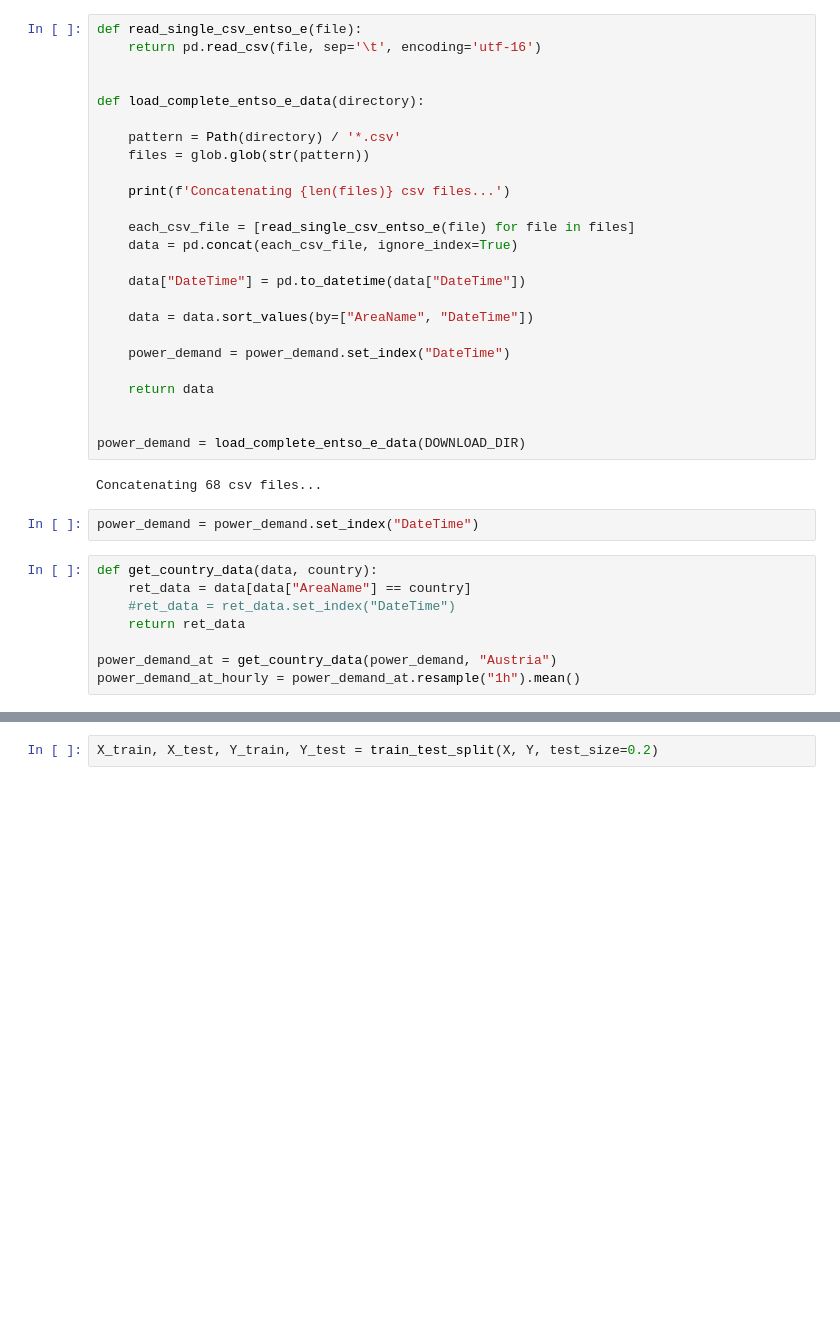
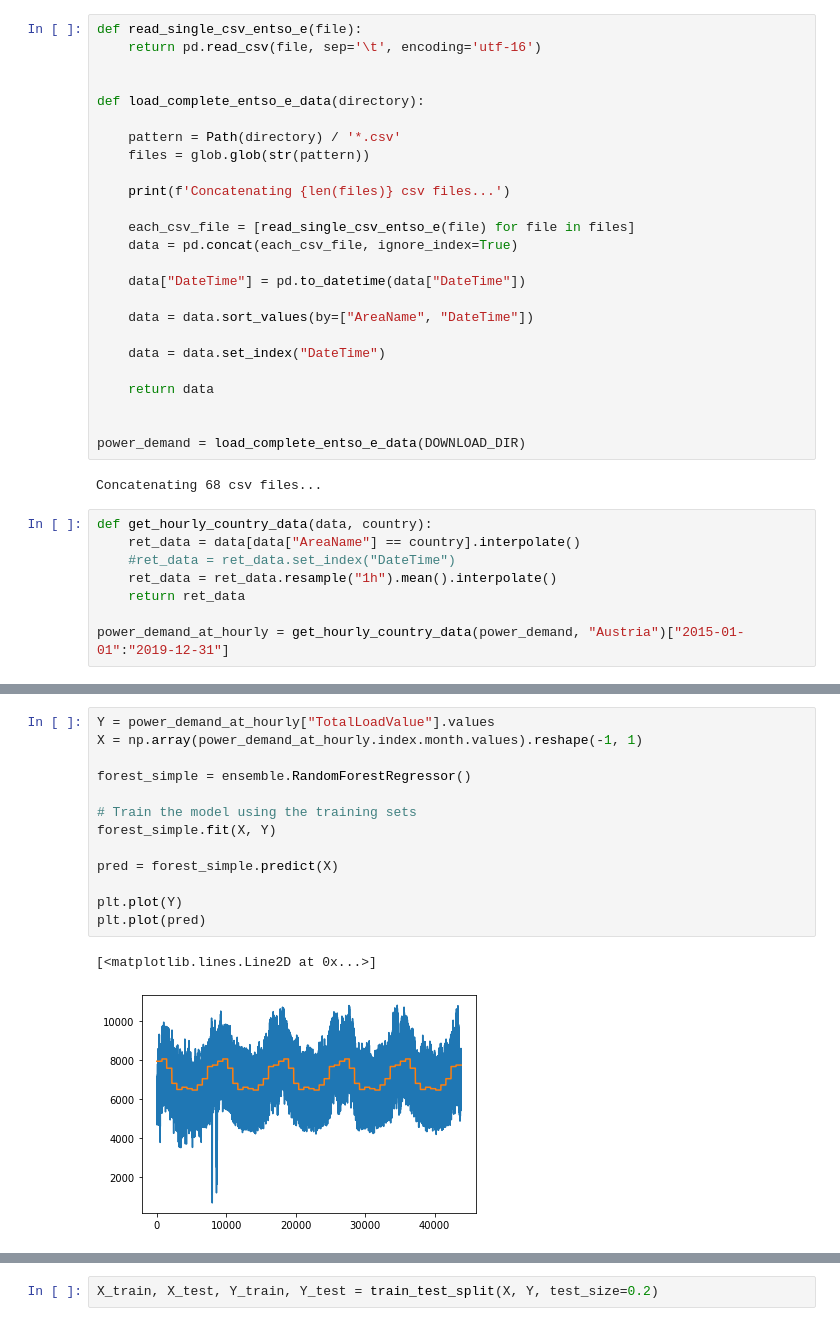
Before and after one commit to inwe-boku/lecture-scientific-computing, a Jupyter notebook: lecture07-fitting/lecture07.ipynb, the cells around one changed output, grey strips where cells are left out. Cells and saved outputs as stored; diff of their text form; blank space fills up the shorter version.

```diff
--- a/lecture07-fitting/lecture07.ipynb
+++ b/lecture07-fitting/lecture07.ipynb
@@ -31,7 +31,7 @@ def load_complete_entso_e_data(directory):
 
     data = data.sort_values(by=["AreaName", "DateTime"])
 
-    power_demand = power_demand.set_index("DateTime")
+    data = data.set_index("DateTime")
 
     return data
 
@@ -39,13 +39,11 @@ def load_complete_entso_e_data(directory):
 power_demand = load_complete_entso_e_data(DOWNLOAD_DIR)
 # %% [output]
 Concatenating 68 csv files...
-# %%
-power_demand = power_demand.set_index("DateTime")
 # %%
-def get_country_data(data, country):
-    ret_data = data[data["AreaName"] == country]
+def get_hourly_country_data(data, country):
+    ret_data = data[data["AreaName"] == country].interpolate()
     #ret_data = ret_data.set_index("DateTime")
+    ret_data = ret_data.resample("1h").mean().interpolate()
     return ret_data
 
-power_demand_at = get_country_data(power_demand, "Austria")
-power_demand_at_hourly = power_demand_at.resample("1h").mean()
+power_demand_at_hourly = get_hourly_country_data(power_demand, "Austria")["2015-01-01":"2019-12-31"]
@@ -132,0 +64,16 @@ Joining them all together.
+# %%
+Y = power_demand_at_hourly["TotalLoadValue"].values
+X = np.array(power_demand_at_hourly.index.month.values).reshape(-1, 1)
+
+forest_simple = ensemble.RandomForestRegressor()
+
+# Train the model using the training sets
+forest_simple.fit(X, Y)
+
+pred = forest_simple.predict(X)
+
+plt.plot(Y)
+plt.plot(pred)
+# %% [output]
+[<matplotlib.lines.Line2D at 0x...>]
+[figure, added]
```
Also changed, not shown: parts of 58 cells of this notebook.
